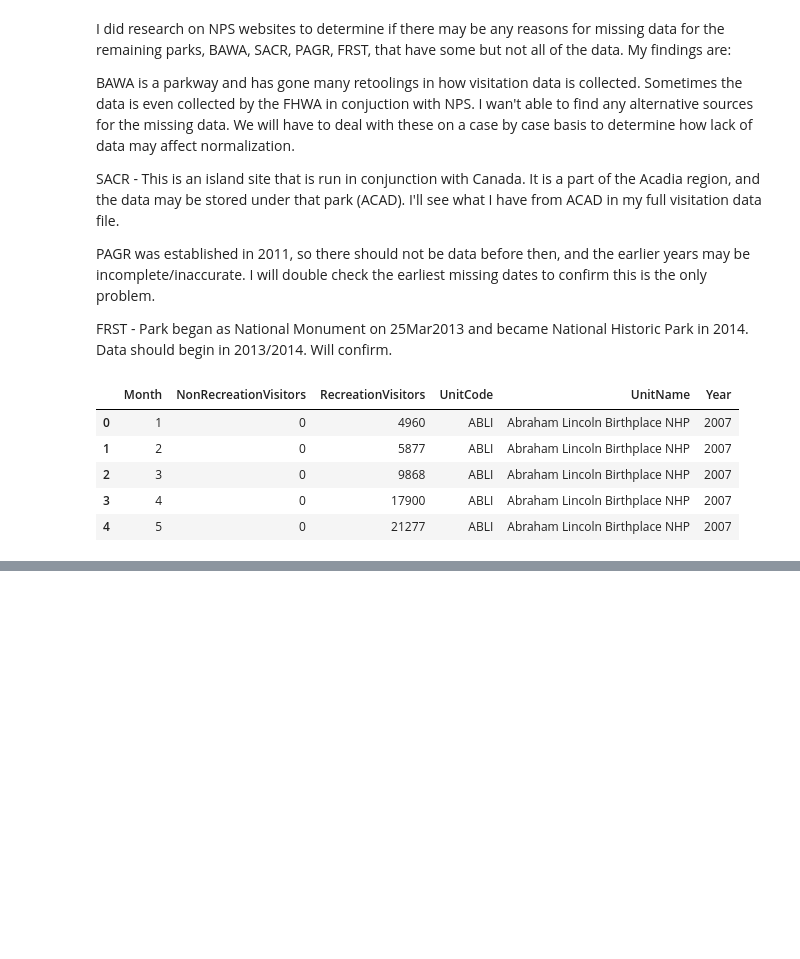
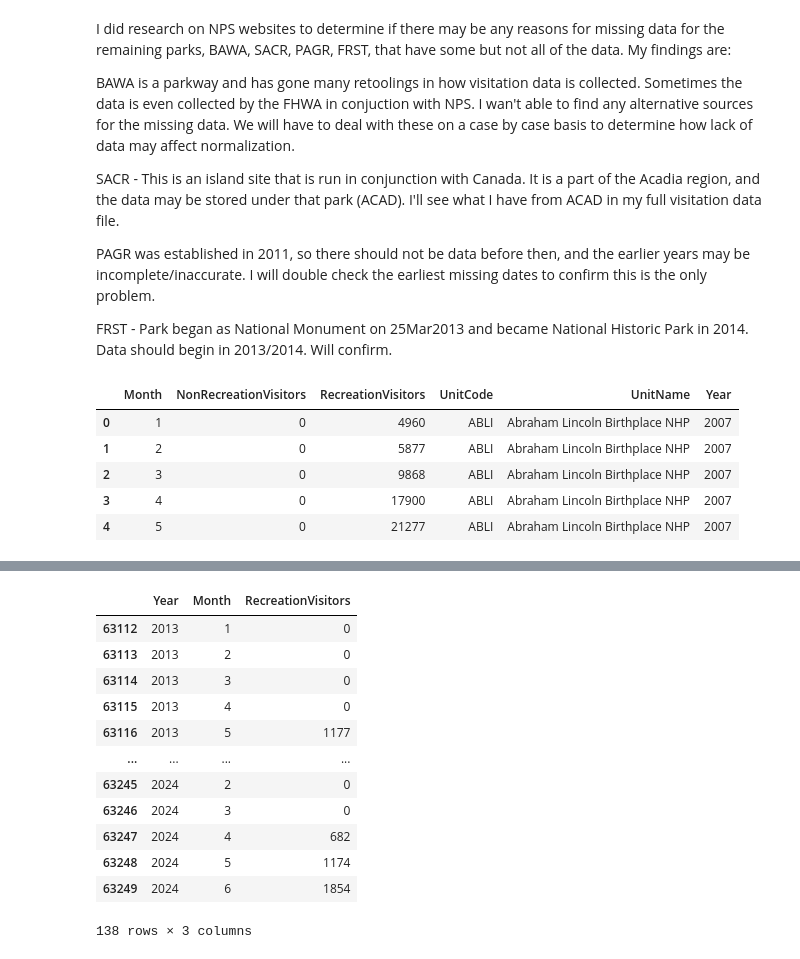
Before and after one commit to jeccalong/NPS_mini_project, a Jupyter notebook: Notebooks/NPS_mini_project.ipynb, the cells around one changed output, grey strips where cells are left out. Cells and saved outputs as stored; diff of their text form; code cells hidden in the pictures; blank space fills up the shorter version.

```diff
--- a/Notebooks/NPS_mini_project.ipynb
+++ b/Notebooks/NPS_mini_project.ipynb
@@ -2074,0 +1469,19 @@ late_bloomers = [SACR]
+# %%
+all_visits_df.loc[
+    all_visits_df["UnitCode"].eq("SACR"),
+    ["Year", "Month", "RecreationVisitors"]
+].sort_values(["Year", "Month"])
+# %% [output]
+|  | Year | Month | RecreationVisitors |
+| 63112 | 2013 | 1 | 0 |
+| 63113 | 2013 | 2 | 0 |
+| 63114 | 2013 | 3 | 0 |
+| 63115 | 2013 | 4 | 0 |
+| 63116 | 2013 | 5 | 1177 |
+| ... | ... | ... | ... |
+| 63245 | 2024 | 2 | 0 |
+| 63246 | 2024 | 3 | 0 |
+| 63247 | 2024 | 4 | 682 |
+| 63248 | 2024 | 5 | 1174 |
+| 63249 | 2024 | 6 | 1854 |
+138 rows × 3 columns
```
Also changed, not shown: parts of 140 cells of this notebook.
